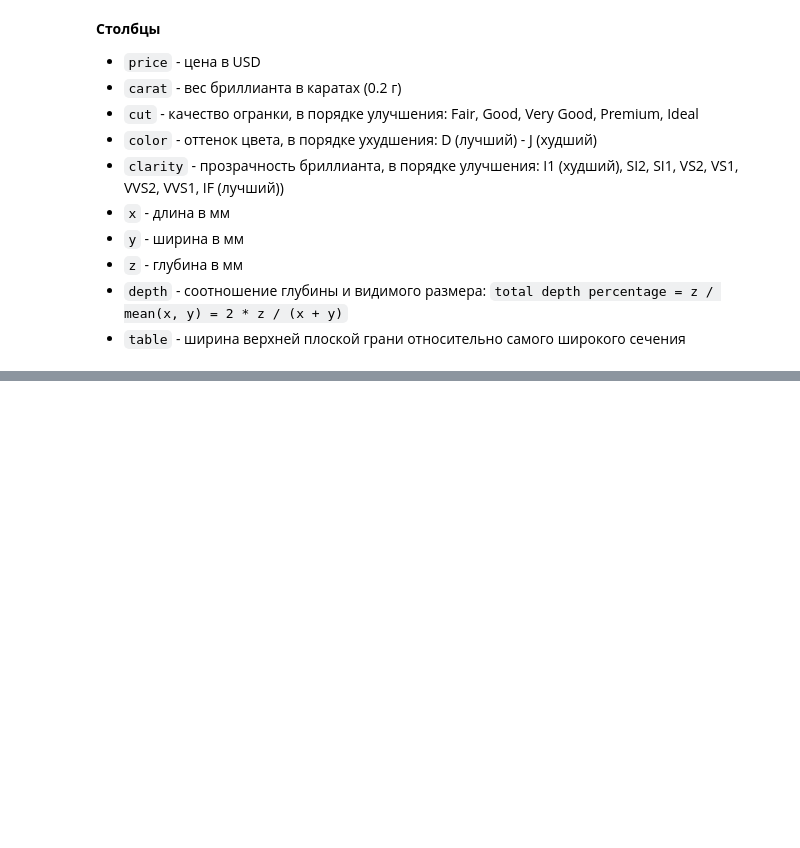
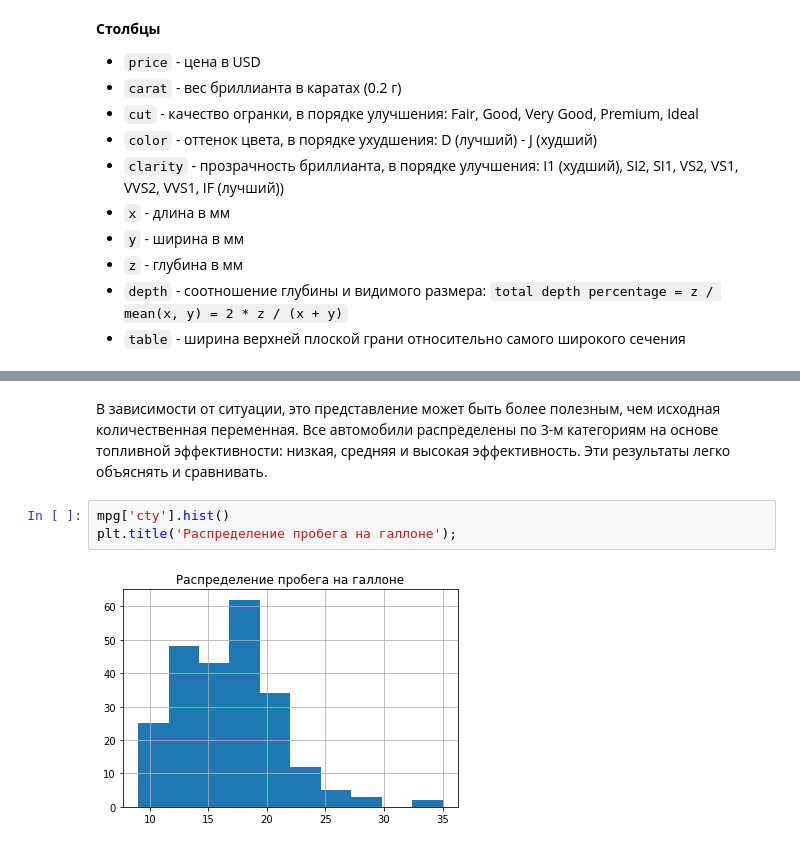
Before and after one commit to postlogist/python-ds, a Jupyter notebook: EDA/02_multivariate_eda.ipynb, the cells around one changed output, grey strips where cells are left out. Cells and saved outputs as stored; diff of their text form; blank space fills up the shorter version.

```diff
--- a/EDA/02_multivariate_eda.ipynb
+++ b/EDA/02_multivariate_eda.ipynb
@@ -93,0 +185,7 @@ diamonds.head()
+# %% [markdown]
+В зависимости от ситуации, это представление может быть более полезным, чем исходная количественная переменная. Все автомобили распределены по 3-м категориям на основе топливной эффективности: низкая, средняя и высокая эффективность. Эти результаты легко объяснять и сравнивать.
+# %%
+mpg['cty'].hist()
+plt.title('Распределение пробега на галлоне');
+# %% [output]
+[figure, added]
```
Also changed, not shown: parts of 130 cells of this notebook, 5 other files.
